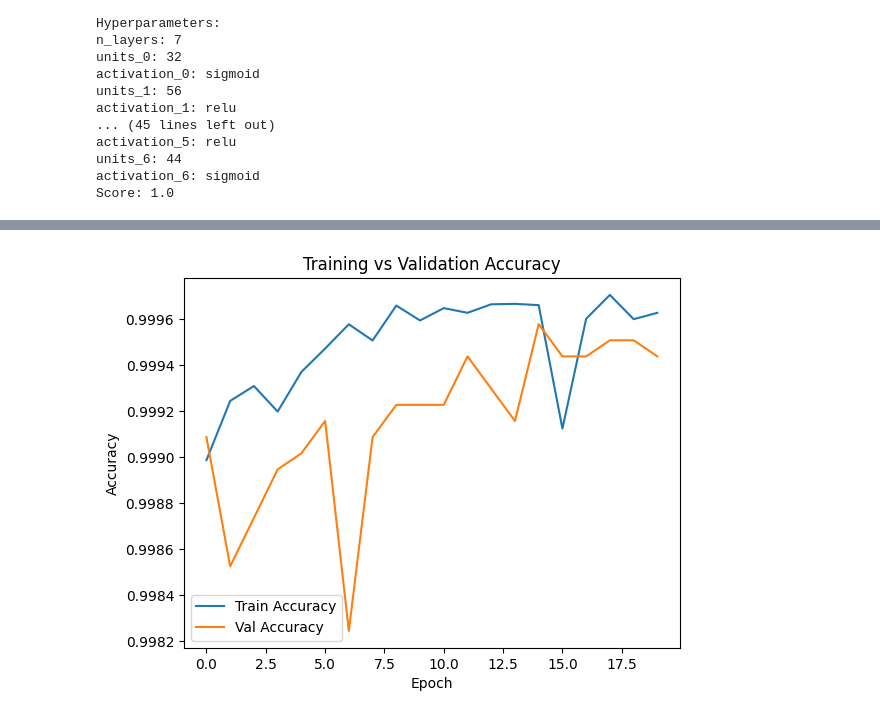
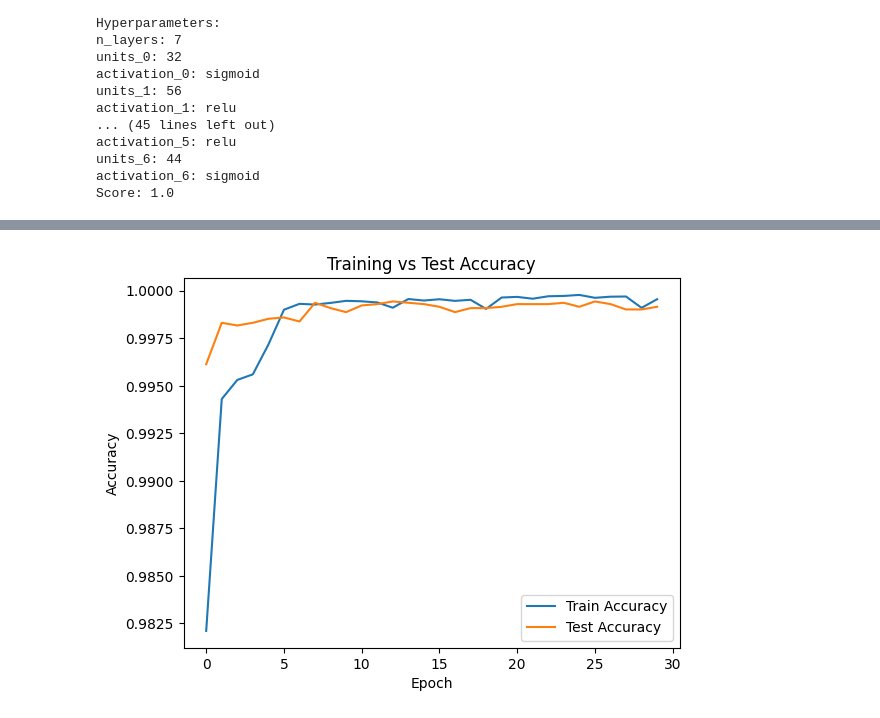
Before and after one commit to goncvlo/Fraud, a Jupyter notebook: notebooks/deep_learning.ipynb, the cells around one changed output, grey strips where cells are left out. Drawn from its saved outputs; the diff is of its cells as text; code cells hidden in the pictures.

Commit message:
params

```diff
--- a/notebooks/deep_learning.ipynb
+++ b/notebooks/deep_learning.ipynb
@@ -15,11 +15,16 @@ from src.data.prepare_data import prepare_data
 from src.models.utils import imbalanced_sampling, set_global_seed
 # %%
 # read config
-with open('../config.yml', 'r') as file:
+with open("../config.yml", "r") as file:
     config=yaml.load(file, Loader= yaml.SafeLoader)
 del file
 
 # ensure reproducibility
 set_global_seed(seed=config["general"]["seed"])
+
+# parameters
+N_TRIALS = 3
+EPOCHS = 10
+BATCH_SIZE = 32
 # %%
 # load and prepare data
@@ -102,9 +107,10 @@ def model_builder(hp):
 # %%
 bayesian_search_tuner = kt.BayesianOptimization(
     hypermodel=model_builder,
-    objective='val_accuracy',
-    max_trials=3,
-    seed=42,
+    objective="val_accuracy",
+    max_trials=N_TRIALS,
+    executions_per_trial=1,
+    seed=config["general"]["seed"],
     overwrite=False
     #, directory=
     , project_name="keras_tuner"
@@ -113,6 +119,6 @@ bayesian_search_tuner = kt.BayesianOptimization(
 
 bayesian_search_tuner.search(
     X_train_rs.to_numpy(), y_train_rs.to_numpy(),
-    epochs=5, batch_size=32, validation_split=0.2
+    epochs=EPOCHS, batch_size=BATCH_SIZE, validation_split=0.2
 )
 # %% [output]
@@ -143,17 +149,14 @@ activation_6: sigmoid
 Score: 1.0
 # %%
 # get best model and retrain on whole training set
-best_model = bayesian_search_tuner.get_best_models(num_models=1)[0]
-best_model.compile(
-    optimizer=keras.optimizers.Adam(learning_rate=0.001),
-    loss='binary_crossentropy',
-    metrics=['accuracy']
-    )
+best_hps = bayesian_search_tuner.get_best_hyperparameters(num_trials=1)[0]
+best_model = bayesian_search_tuner.hypermodel.build(best_hps)
 
 history = best_model.fit(
     X_train_rs.to_numpy(), y_train_rs.to_numpy(),
-    epochs=20, batch_size=32
-    , validation_data=(X_test.to_numpy(), y_test.to_numpy())
+    epochs=30,
+    batch_size=BATCH_SIZE,
+    validation_data=(X_test.to_numpy(), y_test.to_numpy())
 )
 
 # test set evaluation
@@ -161,12 +183,12 @@ best_model.evaluate(X_test.to_numpy(), y_test.to_numpy())
 # %%
 import matplotlib.pyplot as plt
 
-plt.plot(history.history['accuracy'], label='Train Accuracy')
-plt.plot(history.history['val_accuracy'], label='Val Accuracy')
-plt.xlabel('Epoch')
-plt.ylabel('Accuracy')
+plt.plot(history.history["accuracy"], label="Train Accuracy")
+plt.plot(history.history["val_accuracy"], label="Test Accuracy")
+plt.xlabel("Epoch")
+plt.ylabel("Accuracy")
 plt.legend()
-plt.title('Training vs Validation Accuracy')
+plt.title("Training vs Test Accuracy")
 plt.show()
 # %% [output]
-[figure, old version]
+[figure, new version]
```
Also changed, not shown: parts of 6 cells of this notebook.
